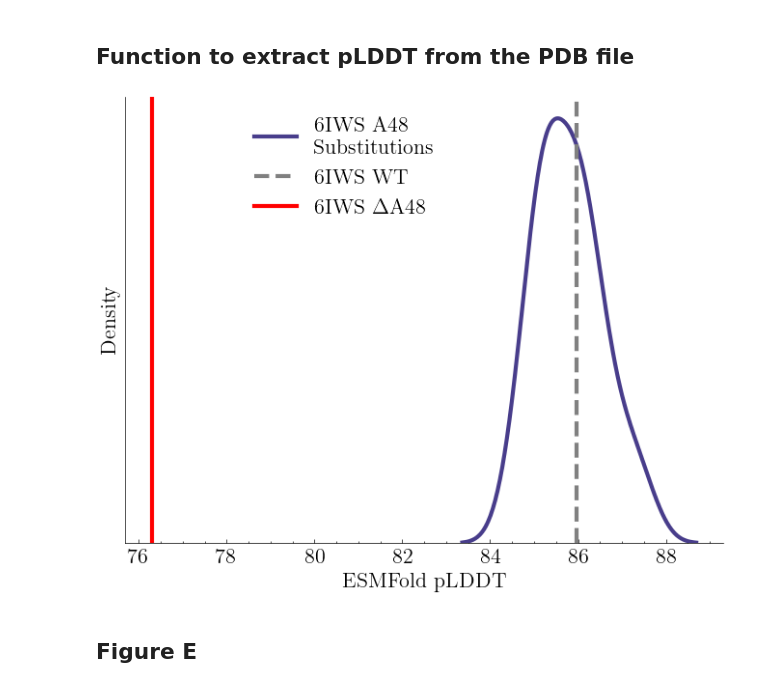
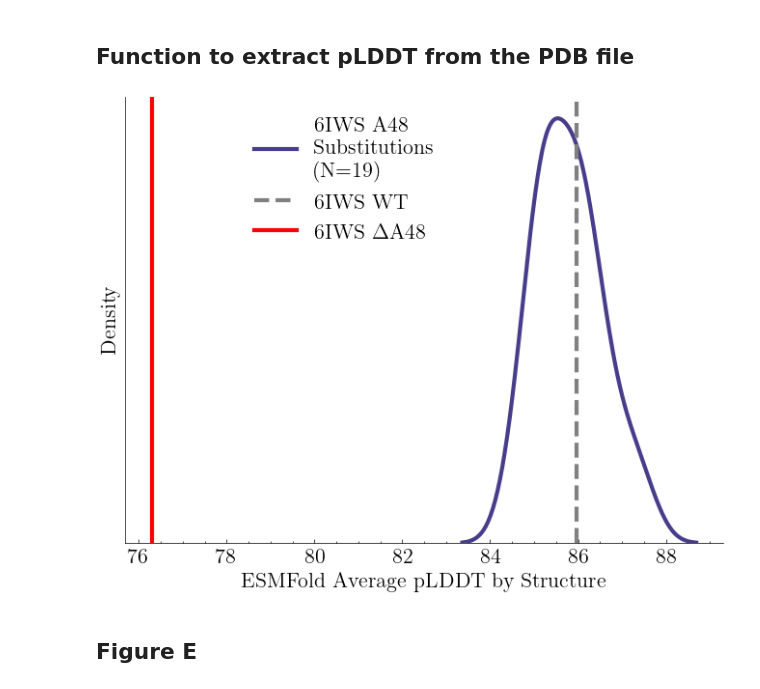
Before and after one commit to ntranoslab/diff-tol, a Jupyter notebook: code/fig5.ipynb, the cells around one changed output. Drawn from its saved outputs; the diff is of its cells as text; code cells hidden in the pictures.

```diff
--- a/code/fig5.ipynb
+++ b/code/fig5.ipynb
@@ -188,20 +188,20 @@ with zipfile.ZipFile(zf, "r") as zf:
             plddts[file.split("/")[-1].split(".")[0]] = np.mean(extract_plddt(pdb_io))*100
 # %%
 sns.kdeplot([plddts[x] for x in plddts.keys() if "del" not in x and "A48A" not in x],
-           color="darkslateblue", label="6IWS A48\nSubstitutions", lw=3)
+           color="darkslateblue", label="6IWS A48\nSubstitutions\n(N=19)", lw=3)
 plt.axvline(plddts["6IWS_A48A"], ls="--", color="grey", lw=3, label="6IWS WT")
 plt.axvline(plddts["6IWS_delA48"], color="red", lw=3, label="6IWS $\\Delta$A48")
 
 plt.legend(bbox_to_anchor=(.55, 1))
-plt.xlabel("ESMFold pLDDT")
+plt.xlabel("ESMFold Average pLDDT by Structure")
 
 plt.gca().spines[["top", "right"]].set_visible(False)
 plt.tick_params(top=False, right=False, left=False, which="both")
 plt.yticks([], [])
 
 plt.savefig("../figures/fig5d.pdf")
 # %% [output]
-[figure, old version]
+[figure, new version]
 # %% [markdown]
 ## Figure E
 # %% [markdown]
```
Also changed, not shown: 2 other files.
